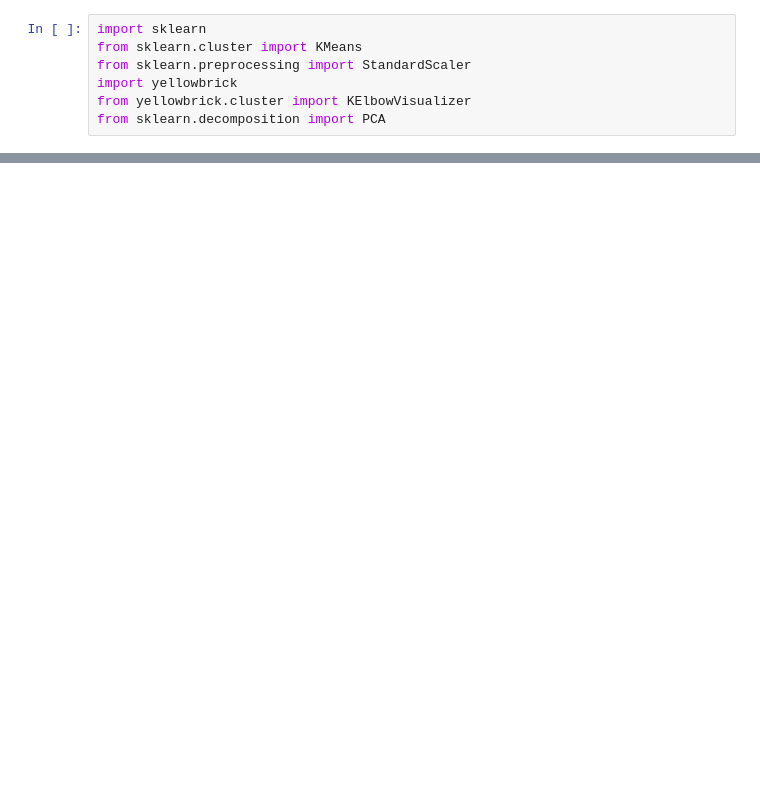
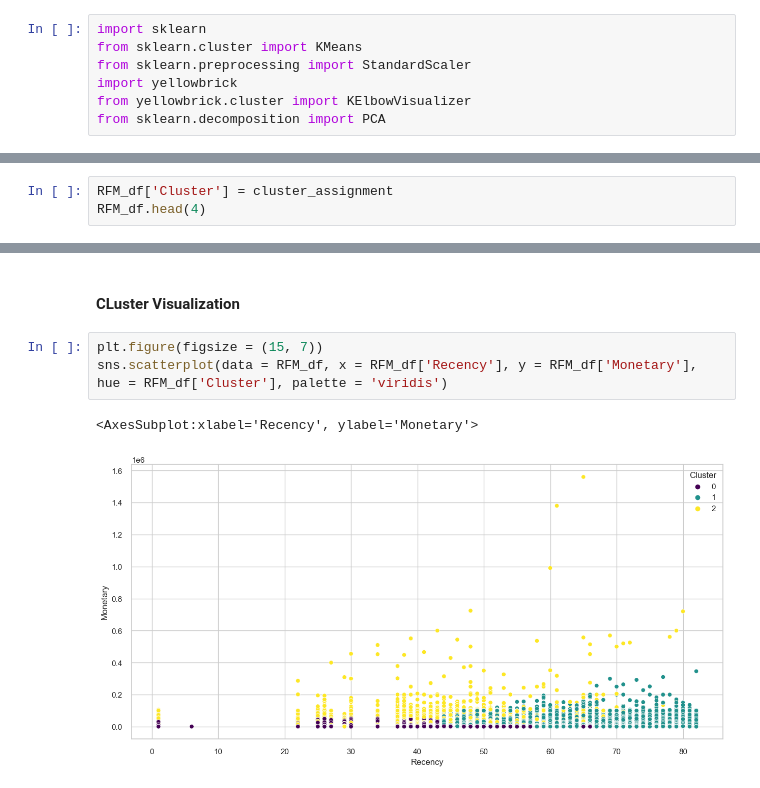
Before and after one commit to joachinhimself/RFM-Analysis, a Jupyter notebook: Notebooks/RFM Analysis Solution.ipynb, the cells around one changed output, grey strips where cells are left out. Drawn from its saved outputs; the diff is of its cells as text; blank space fills up the shorter version.

```diff
--- a/Notebooks/RFM Analysis Solution.ipynb
+++ b/Notebooks/RFM Analysis Solution.ipynb
@@ -1169,0 +1233,3 @@ from sklearn.decomposition import PCA
+# %%
+RFM_df['Cluster'] = cluster_assignment
+RFM_df.head(4)
@@ -1169,0 +1242,8 @@ from sklearn.decomposition import PCA
+# %% [markdown]
+#### CLuster Visualization ####
+# %%
+plt.figure(figsize = (15, 7))
+sns.scatterplot(data = RFM_df, x = RFM_df['Recency'], y = RFM_df['Monetary'], hue = RFM_df['Cluster'], palette = 'viridis')
+# %% [output]
+<AxesSubplot:xlabel='Recency', ylabel='Monetary'>
+[figure, added]
```
Also changed, not shown: parts of 75 cells of this notebook.
